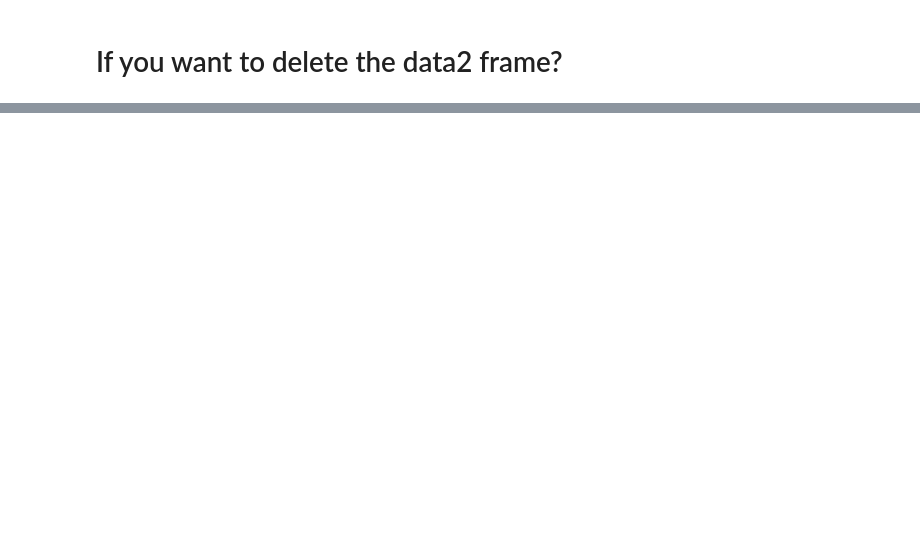
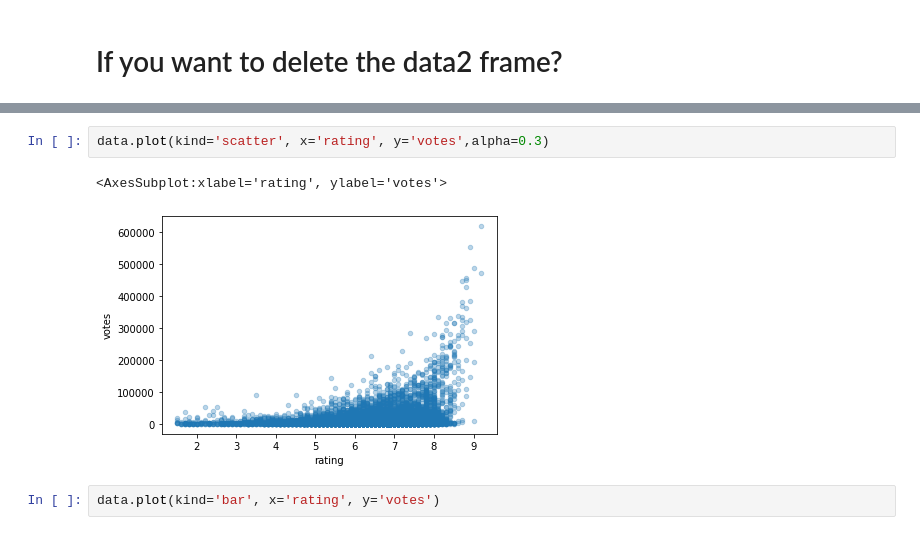
Before and after one commit to Hamid-Ali-99/ONE_MONTH.PY, a Jupyter notebook: Data-anaylist-one-months.ipynb, the cells around one changed output, grey strips where cells are left out. Drawn from its saved outputs; the diff is of its cells as text; blank space fills up the shorter version.

```diff
--- a/Data-anaylist-one-months.ipynb
+++ b/Data-anaylist-one-months.ipynb
@@ -65,0 +299,7 @@ print(data2)
+# %%
+data.plot(kind='scatter', x='rating', y='votes',alpha=0.3)
+# %% [output]
+<AxesSubplot:xlabel='rating', ylabel='votes'>
+[figure, added]
+# %%
+data.plot(kind='bar', x='rating', y='votes')
```
Also changed, not shown: parts of 29 cells of this notebook, 4 other files.
